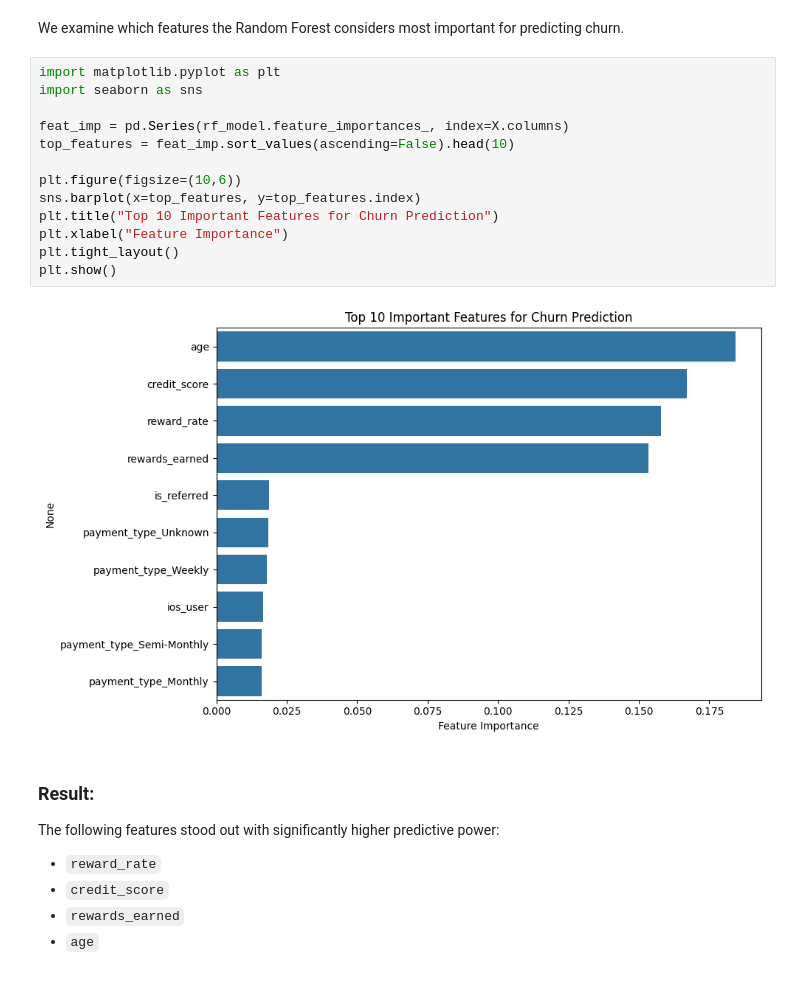
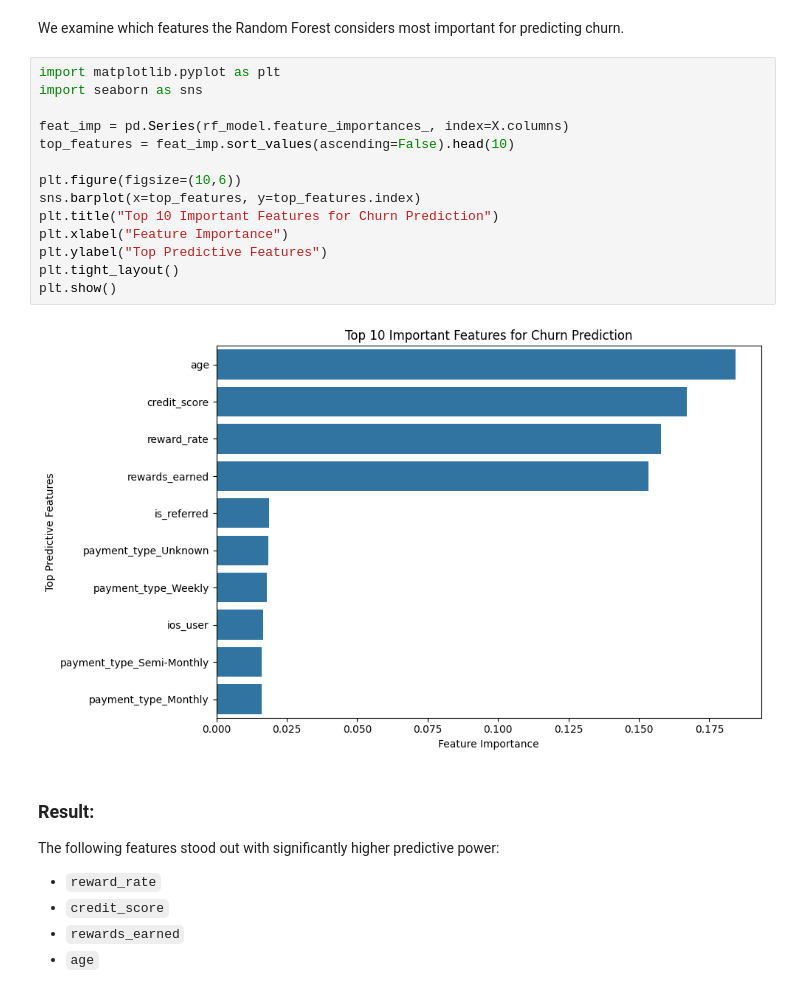
Before and after one commit to InsightsByIvy/FinTech-User-Analytics, a Jupyter notebook: Notebooks/04_machine_learning.ipynb, the cells around one changed output. Drawn from its saved outputs; the diff is of its cells as text.

```diff
--- a/Notebooks/04_machine_learning.ipynb
+++ b/Notebooks/04_machine_learning.ipynb
@@ -217,18 +217,19 @@ We examine which features the Random Forest considers most important for predict
 # %%
 import matplotlib.pyplot as plt
 import seaborn as sns
 
 feat_imp = pd.Series(rf_model.feature_importances_, index=X.columns)
 top_features = feat_imp.sort_values(ascending=False).head(10)
 
 plt.figure(figsize=(10,6))
 sns.barplot(x=top_features, y=top_features.index)
 plt.title("Top 10 Important Features for Churn Prediction")
 plt.xlabel("Feature Importance")
+plt.ylabel("Top Predictive Features")
 plt.tight_layout()
 plt.show()
 # %% [output]
-[figure, old version]
+[figure, new version]
 # %% [markdown]
 ### Result:
 The following features stood out with significantly higher predictive power:
```
Also changed, not shown: parts of 4 cells of this notebook, 1 other file.
